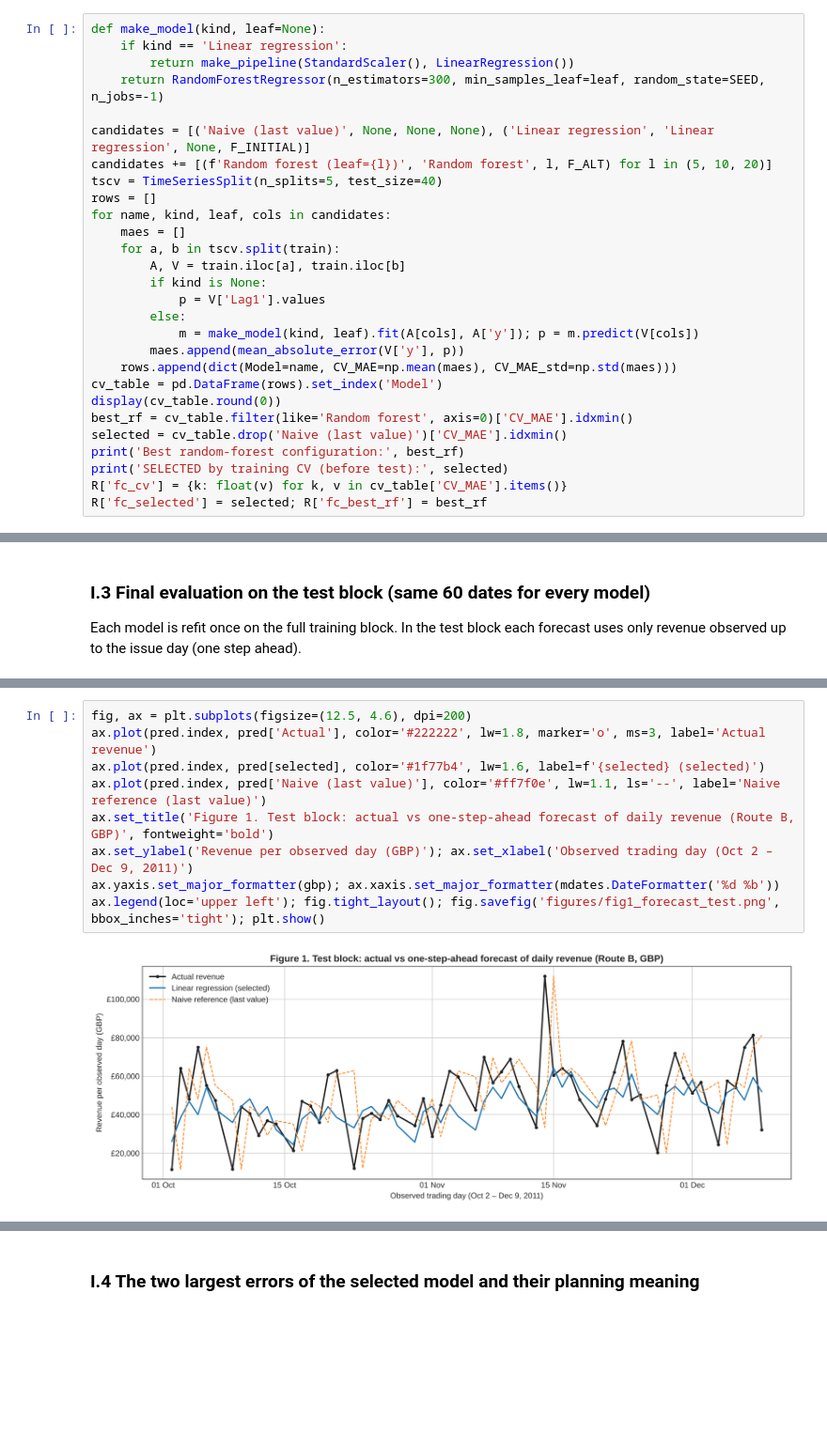
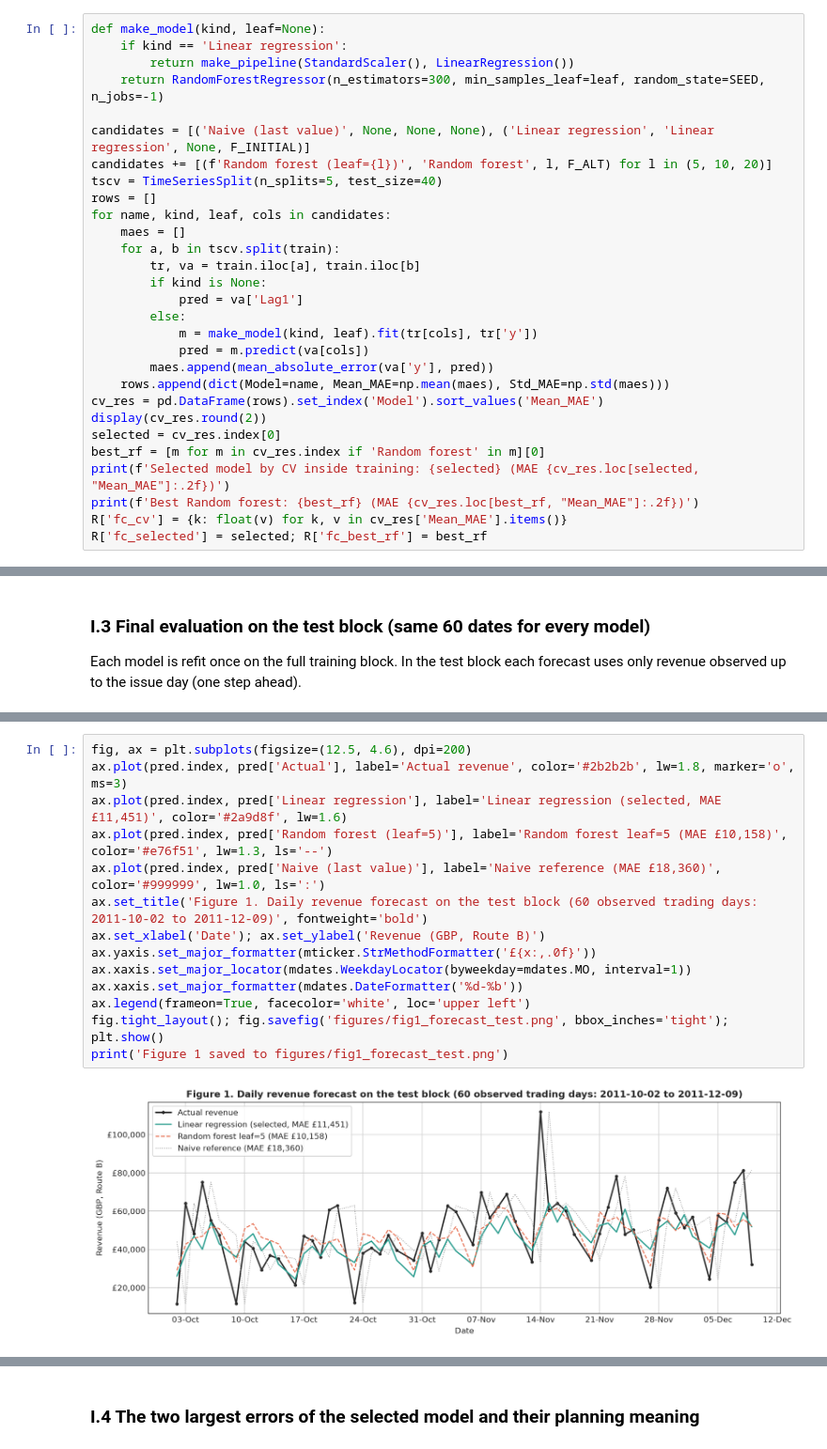
Before and after one commit to RusselKu/North_Quay_Gifts_UPY, a Jupyter notebook: A-3-6_ModelingStrategy/NB5 Modeling and Commercial Strategy - Online Retail II.ipynb, the cells around one changed output, grey strips where cells are left out. Shown at 94% size. Cells and saved outputs as stored; diff of their text form; blank space fills up the shorter version.

```diff
--- a/A-3-6_ModelingStrategy/NB5 Modeling and Commercial Strategy - Online Retail II.ipynb
+++ b/A-3-6_ModelingStrategy/NB5 Modeling and Commercial Strategy - Online Retail II.ipynb
@@ -148,19 +145,20 @@ rows = []
 for name, kind, leaf, cols in candidates:
     maes = []
     for a, b in tscv.split(train):
-        A, V = train.iloc[a], train.iloc[b]
+        tr, va = train.iloc[a], train.iloc[b]
         if kind is None:
-            p = V['Lag1'].values
+            pred = va['Lag1']
         else:
-            m = make_model(kind, leaf).fit(A[cols], A['y']); p = m.predict(V[cols])
-        maes.append(mean_absolute_error(V['y'], p))
-    rows.append(dict(Model=name, CV_MAE=np.mean(maes), CV_MAE_std=np.std(maes)))
-cv_table = pd.DataFrame(rows).set_index('Model')
-display(cv_table.round(0))
-best_rf = cv_table.filter(like='Random forest', axis=0)['CV_MAE'].idxmin()
-selected = cv_table.drop('Naive (last value)')['CV_MAE'].idxmin()
-print('Best random-forest configuration:', best_rf)
-print('SELECTED by training CV (before test):', selected)
-R['fc_cv'] = {k: float(v) for k, v in cv_table['CV_MAE'].items()}
+            m = make_model(kind, leaf).fit(tr[cols], tr['y'])
+            pred = m.predict(va[cols])
+        maes.append(mean_absolute_error(va['y'], pred))
+    rows.append(dict(Model=name, Mean_MAE=np.mean(maes), Std_MAE=np.std(maes)))
+cv_res = pd.DataFrame(rows).set_index('Model').sort_values('Mean_MAE')
+display(cv_res.round(2))
+selected = cv_res.index[0]
+best_rf = [m for m in cv_res.index if 'Random forest' in m][0]
+print(f'Selected model by CV inside training: {selected} (MAE {cv_res.loc[selected, "Mean_MAE"]:.2f})')
+print(f'Best Random forest: {best_rf} (MAE {cv_res.loc[best_rf, "Mean_MAE"]:.2f})')
+R['fc_cv'] = {k: float(v) for k, v in cv_res['Mean_MAE'].items()}
 R['fc_selected'] = selected; R['fc_best_rf'] = best_rf
 # %% [output]
@@ -207,11 +223,16 @@ Selected model on training data: {'MAE': 8147.147, 'RMSE': 11436.582, 'R2': 0.40
 # %%
 fig, ax = plt.subplots(figsize=(12.5, 4.6), dpi=200)
-ax.plot(pred.index, pred['Actual'], color='#222222', lw=1.8, marker='o', ms=3, label='Actual revenue')
-ax.plot(pred.index, pred[selected], color='#1f77b4', lw=1.6, label=f'{selected} (selected)')
-ax.plot(pred.index, pred['Naive (last value)'], color='#ff7f0e', lw=1.1, ls='--', label='Naive reference (last value)')
-ax.set_title('Figure 1. Test block: actual vs one-step-ahead forecast of daily revenue (Route B, GBP)', fontweight='bold')
-ax.set_ylabel('Revenue per observed day (GBP)'); ax.set_xlabel('Observed trading day (Oct 2 – Dec 9, 2011)')
-ax.yaxis.set_major_formatter(gbp); ax.xaxis.set_major_formatter(mdates.DateFormatter('%d %b'))
-ax.legend(loc='upper left'); fig.tight_layout(); fig.savefig('figures/fig1_forecast_test.png', bbox_inches='tight'); plt.show()
+ax.plot(pred.index, pred['Actual'], label='Actual revenue', color='#2b2b2b', lw=1.8, marker='o', ms=3)
+ax.plot(pred.index, pred['Linear regression'], label='Linear regression (selected, MAE £11,451)', color='#2a9d8f', lw=1.6)
+ax.plot(pred.index, pred['Random forest (leaf=5)'], label='Random forest leaf=5 (MAE £10,158)', color='#e76f51', lw=1.3, ls='--')
+ax.plot(pred.index, pred['Naive (last value)'], label='Naive reference (MAE £18,360)', color='#999999', lw=1.0, ls=':')
+ax.set_title('Figure 1. Daily revenue forecast on the test block (60 observed trading days: 2011-10-02 to 2011-12-09)', fontweight='bold')
+ax.set_xlabel('Date'); ax.set_ylabel('Revenue (GBP, Route B)')
+ax.yaxis.set_major_formatter(mticker.StrMethodFormatter('£{x:,.0f}'))
+ax.xaxis.set_major_locator(mdates.WeekdayLocator(byweekday=mdates.MO, interval=1))
+ax.xaxis.set_major_formatter(mdates.DateFormatter('%d-%b'))
+ax.legend(frameon=True, facecolor='white', loc='upper left')
+fig.tight_layout(); fig.savefig('figures/fig1_forecast_test.png', bbox_inches='tight'); plt.show()
+print('Figure 1 saved to figures/fig1_forecast_test.png')
 # %% [output]
-[figure, old version]
+[figure, new version]
```
Also changed, not shown: parts of 44 cells of this notebook, 18 other files.
